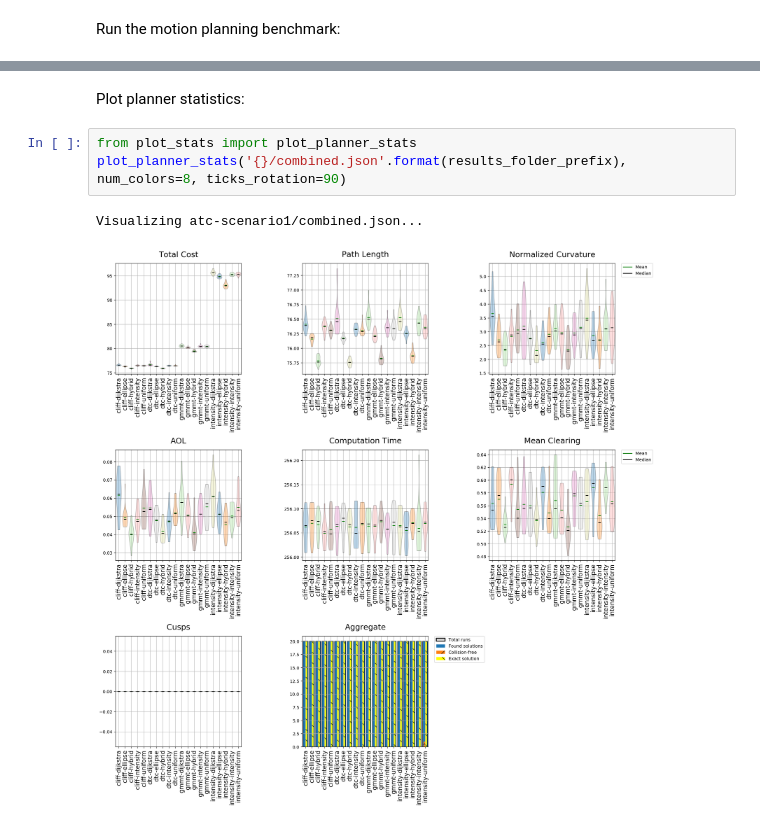
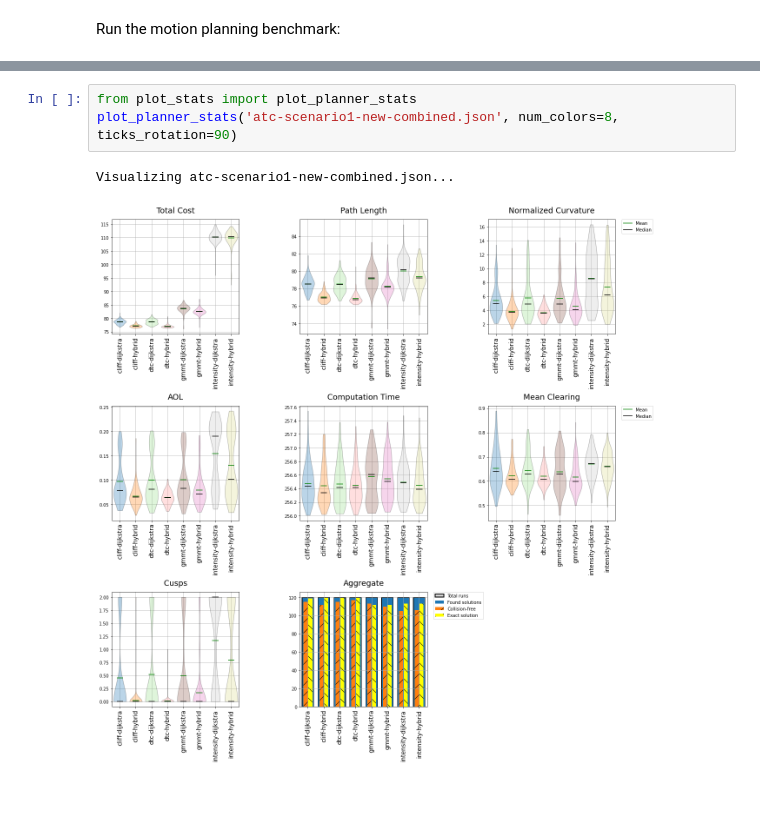
Before and after one commit to ksatyaki/bench-mr, a Jupyter notebook: python/MoD-planning-atc.ipynb, the cells around one changed output, grey strips where cells are left out. Saved outputs shown, nothing was run; the diff lists cells and outputs as text; blank space fills up the shorter version.

```diff
--- a/python/MoD-planning-atc.ipynb
+++ b/python/MoD-planning-atc.ipynb
@@ -157,8 +182,6 @@ Visualizing mod-tests-atc1//atc-scenario1-cliff-hybrid_results.json
-# %% [markdown]
-Plot planner statistics:
 # %%
 from plot_stats import plot_planner_stats
-plot_planner_stats('{}/combined.json'.format(results_folder_prefix), num_colors=8, ticks_rotation=90)
+plot_planner_stats('atc-scenario1-new-combined.json', num_colors=8, ticks_rotation=90)
 # %% [output]
-Visualizing atc-scenario1/combined.json...
+Visualizing atc-scenario1-new-combined.json...
-[figure, old version]
+[figure, new version]
```
Also changed, not shown: parts of 8 cells of this notebook, 1 other file.
